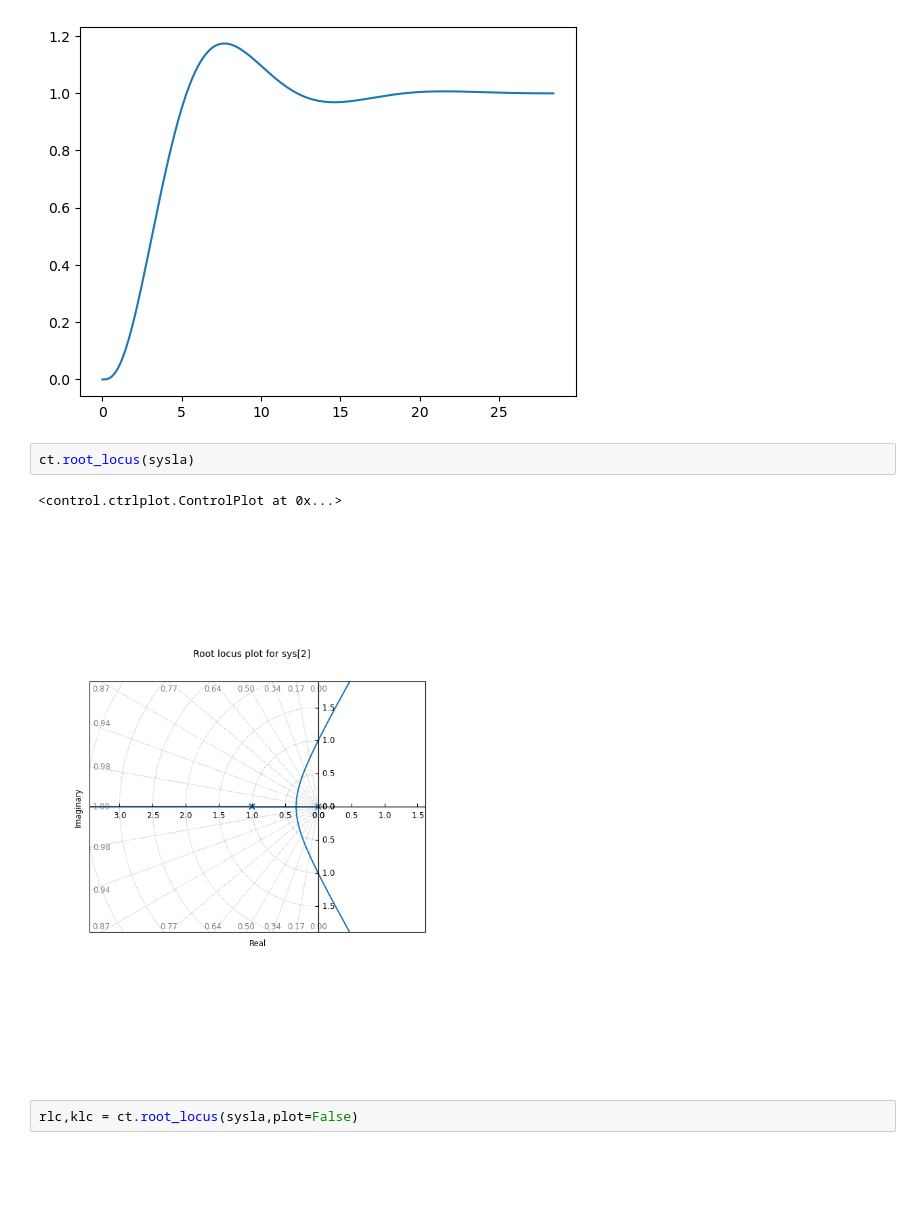
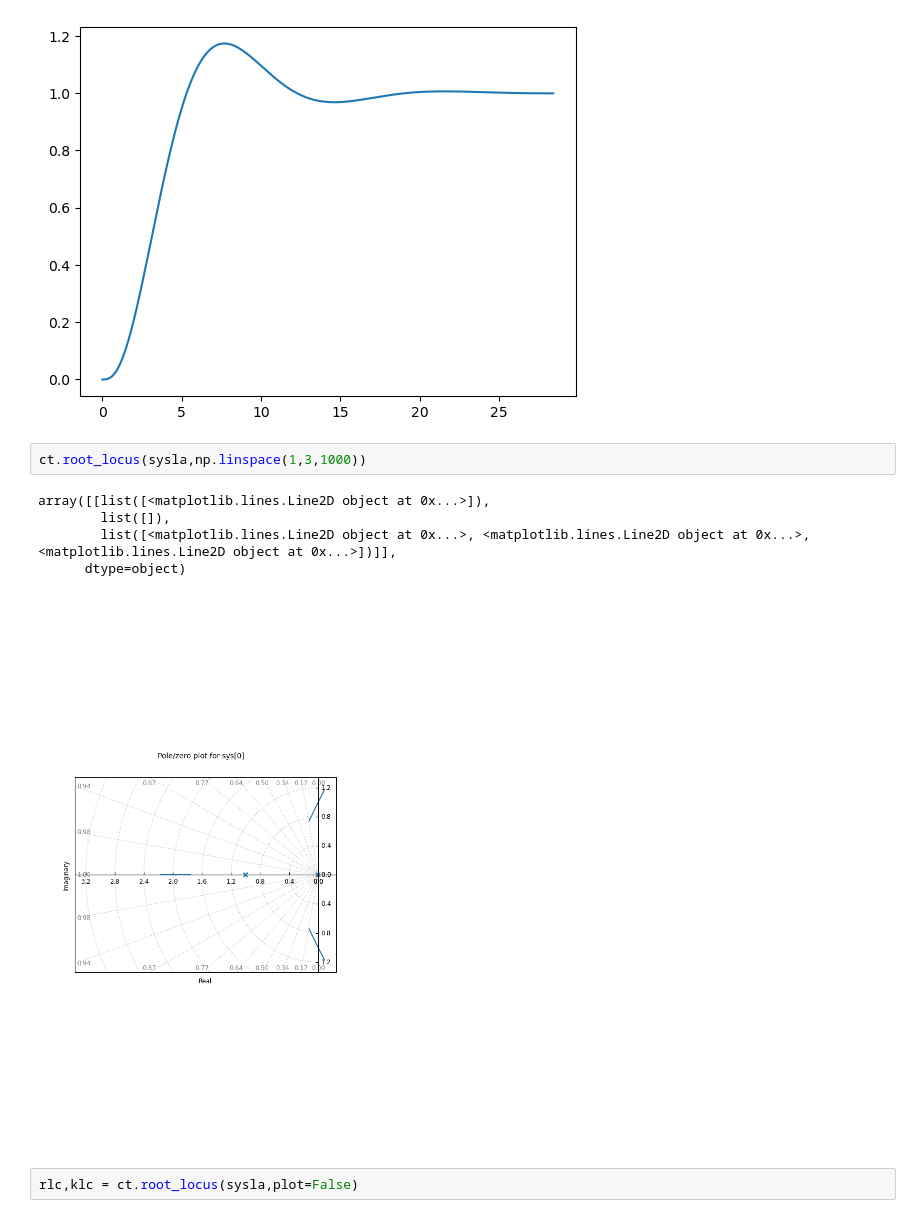
Before and after one commit to cjuarezramos/MMS022024, a Jupyter notebook: ej1001_lgr.ipynb, the cells around one changed output. Saved outputs shown, nothing was run; the diff lists cells and outputs as text; blank space fills up the shorter version.

```diff
--- a/ej1001_lgr.ipynb
+++ b/ej1001_lgr.ipynb
@@ -28,10 +28,13 @@ plt.plot(r.t,r.outputs)
 [<matplotlib.lines.Line2D at 0x...>]
 [figure]
 # %%
-ct.root_locus(sysla)
+ct.root_locus(sysla,np.linspace(1,3,1000))
 # %% [output]
-<control.ctrlplot.ControlPlot at 0x...>
+array([[list([<matplotlib.lines.Line2D object at 0x...>]),
+        list([]),
+        list([<matplotlib.lines.Line2D object at 0x...>, <matplotlib.lines.Line2D object at 0x...>, <matplotlib.lines.Line2D object at 0x...>])]],
+      dtype=object)
-[figure, old version]
+[figure, new version]
 # %%
 rlc,klc = ct.root_locus(sysla,plot=False)
 # %%
```
Also changed, not shown: parts of 4 cells of this notebook, 8 other files.
